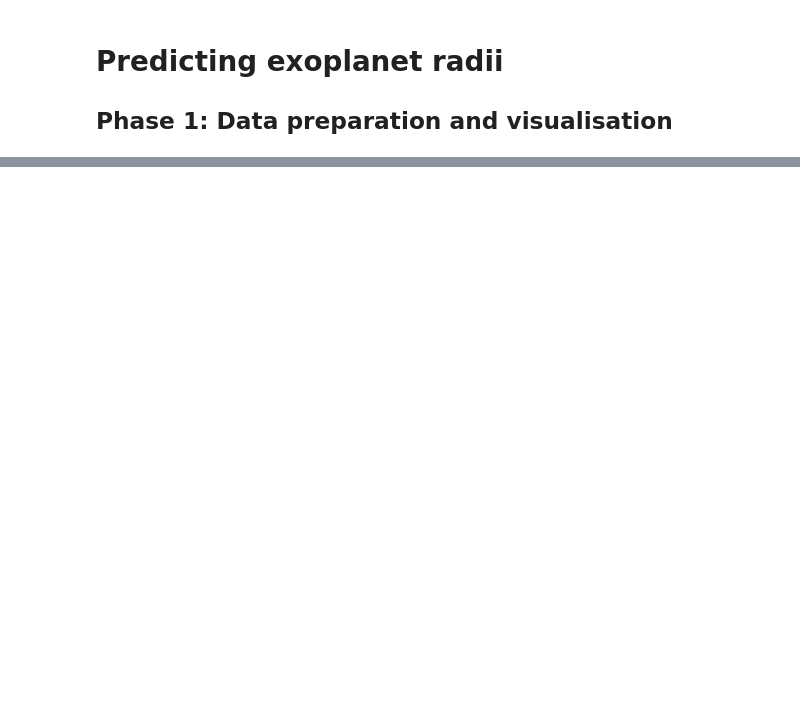
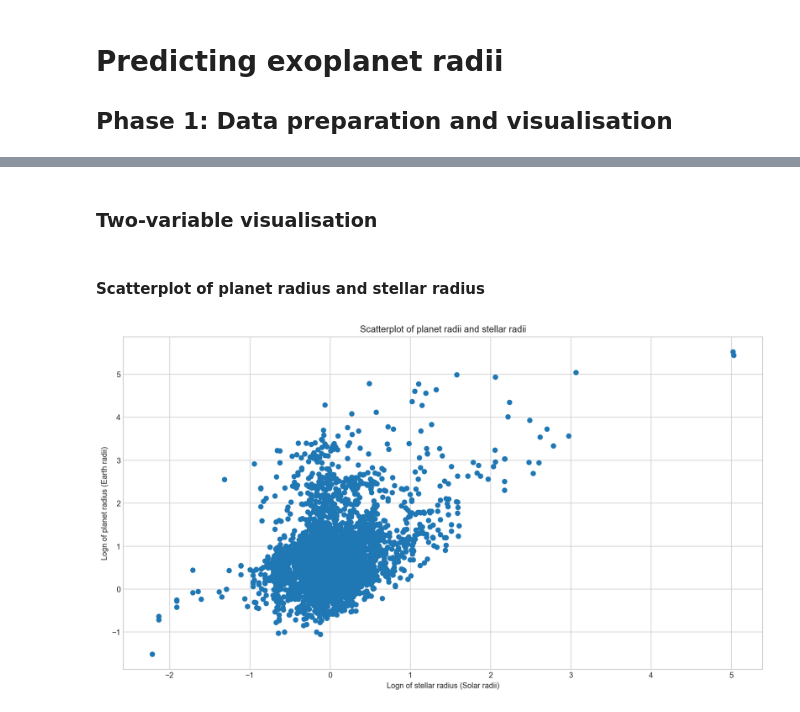
Before and after one commit to GeordieEK/Exoplanet-Radius-Prediction, a Jupyter notebook: Exoplanets-BG.ipynb, the cells around one changed output, grey strips where cells are left out. Saved outputs shown, nothing was run; the diff lists cells and outputs as text; code cells hidden in the pictures; blank space fills up the shorter version.

```diff
--- a/Exoplanets-BG.ipynb
+++ b/Exoplanets-BG.ipynb
@@ -199,0 +383,13 @@ dfiltered.sample(10)
+# %% [markdown]
+### Two-variable visualisation<a id='two-variable-visualisation'></a>
+# %% [markdown]
+#### Scatterplot of planet radius and stellar radius
+# %%
+plt.figure(figsize = (15,8))
+plt.scatter(np.log(df['koi_srad']), np.log(df['koi_prad']))
+plt.title('Scatterplot of planet radii and stellar radii')
+plt.xlabel("Logn of stellar radius (Solar radii)")
+plt.ylabel("Logn of planet radius (Earth radii)")
+plt.show()
+# %% [output]
+[figure, added]
```
Also changed, not shown: parts of 80 cells of this notebook, 1 other file.
